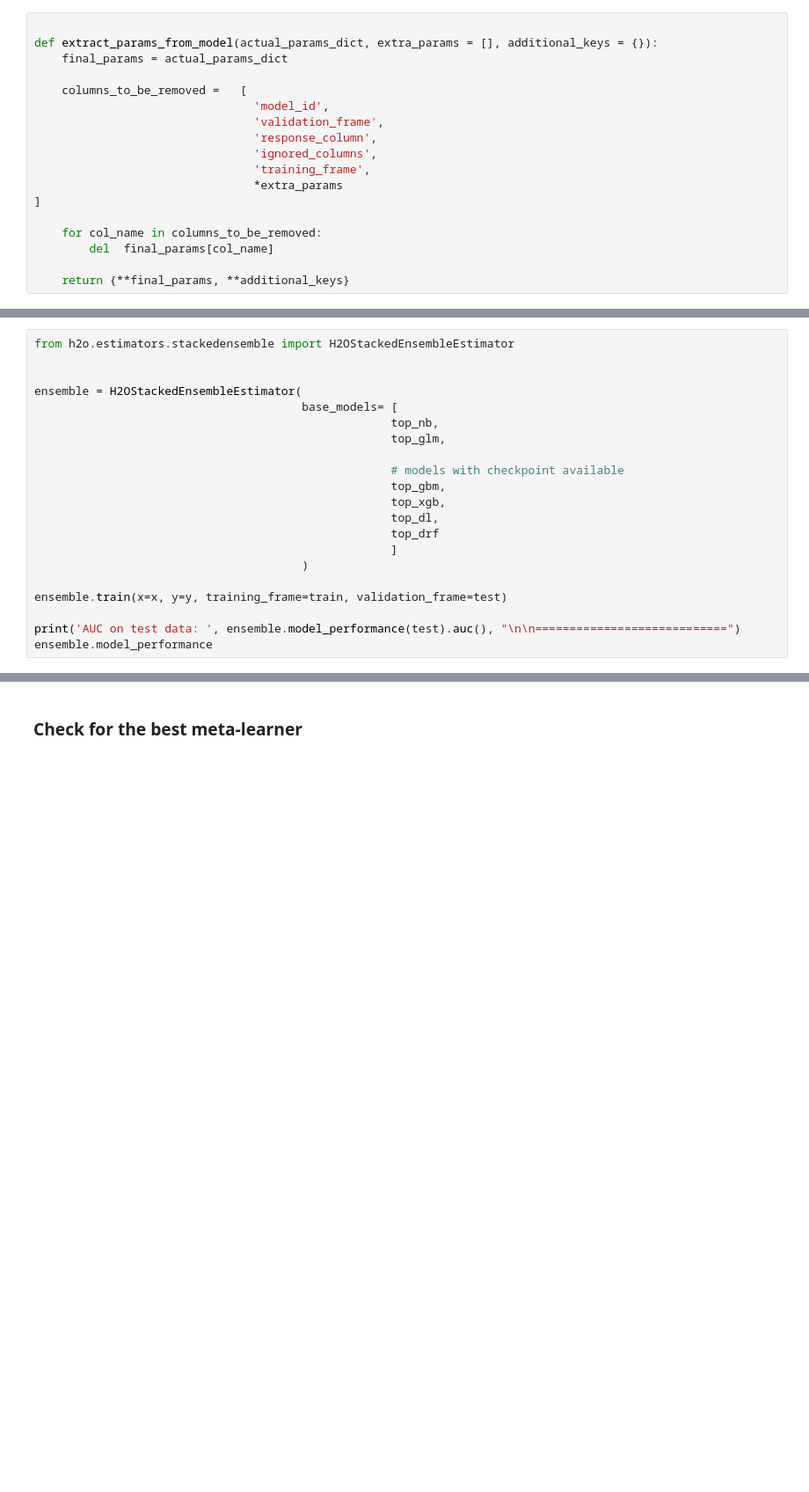
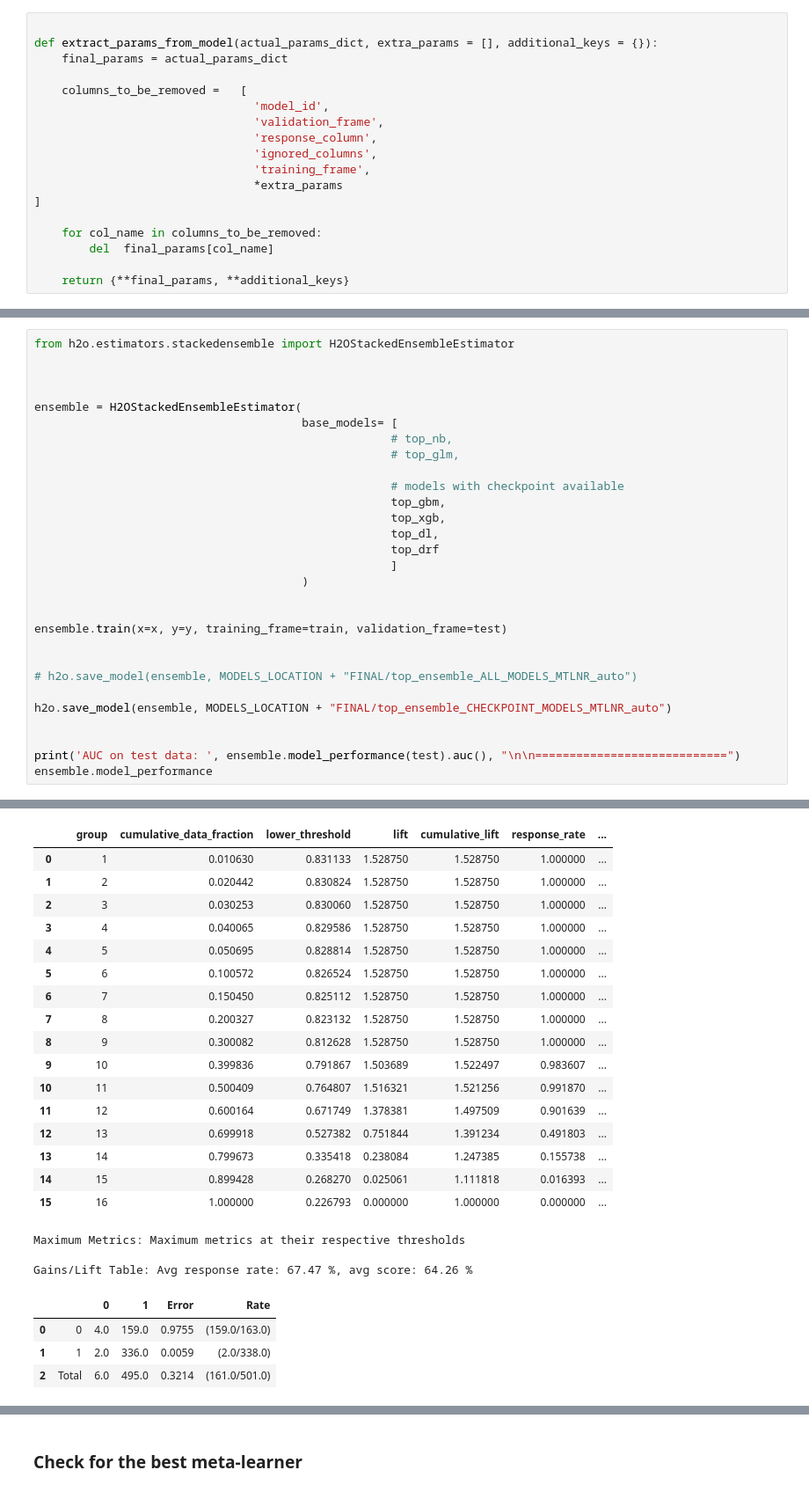
Before and after one commit to abhi18av/LJMU_Masters_Dissertation, a Jupyter notebook: src/notebooks/FINAL/005_stacked_ensemble.ipynb, the cells around one changed output, grey strips where cells are left out. Shown at 88% size. Cells and saved outputs as stored; diff of their text form; blank space fills up the shorter version.

```diff
--- a/src/notebooks/FINAL/005_stacked_ensemble.ipynb
+++ b/src/notebooks/FINAL/005_stacked_ensemble.ipynb
@@ -247,10 +1138,11 @@ top_drf.model_performance
 from h2o.estimators.stackedensemble import H2OStackedEnsembleEstimator
 
 
+
 ensemble = H2OStackedEnsembleEstimator(
                                        base_models= [
-                                                    top_nb,
-                                                    top_glm,
+                                                    # top_nb,
+                                                    # top_glm,
 
                                                     # models with checkpoint available
                                                     top_gbm,
@@ -260,7 +1152,15 @@ ensemble = H2OStackedEnsembleEstimator(
                                                     ]
                                        )
 
+
 ensemble.train(x=x, y=y, training_frame=train, validation_frame=test)
+
+
+# h2o.save_model(ensemble, MODELS_LOCATION + "FINAL/top_ensemble_ALL_MODELS_MTLNR_auto")
+
+h2o.save_model(ensemble, MODELS_LOCATION + "FINAL/top_ensemble_CHECKPOINT_MODELS_MTLNR_auto")
+
 
 print('AUC on test data: ', ensemble.model_performance(test).auc(), "\n\n============================")
 ensemble.model_performance
+# %% [output]
@@ -266,0 +1205,24 @@ ensemble.model_performance
+|  |  | group | cumulative_data_fraction | lower_threshold | lift | cumulative_lift | response_rate | ... |
+| 0 |  | 1 | 0.010630 | 0.831133 | 1.528750 | 1.528750 | 1.000000 | ... |
+| 1 |  | 2 | 0.020442 | 0.830824 | 1.528750 | 1.528750 | 1.000000 | ... |
+| 2 |  | 3 | 0.030253 | 0.830060 | 1.528750 | 1.528750 | 1.000000 | ... |
+| 3 |  | 4 | 0.040065 | 0.829586 | 1.528750 | 1.528750 | 1.000000 | ... |
+| 4 |  | 5 | 0.050695 | 0.828814 | 1.528750 | 1.528750 | 1.000000 | ... |
+| 5 |  | 6 | 0.100572 | 0.826524 | 1.528750 | 1.528750 | 1.000000 | ... |
+| 6 |  | 7 | 0.150450 | 0.825112 | 1.528750 | 1.528750 | 1.000000 | ... |
+| 7 |  | 8 | 0.200327 | 0.823132 | 1.528750 | 1.528750 | 1.000000 | ... |
+| 8 |  | 9 | 0.300082 | 0.812628 | 1.528750 | 1.528750 | 1.000000 | ... |
+| 9 |  | 10 | 0.399836 | 0.791867 | 1.503689 | 1.522497 | 0.983607 | ... |
+| 10 |  | 11 | 0.500409 | 0.764807 | 1.516321 | 1.521256 | 0.991870 | ... |
+| 11 |  | 12 | 0.600164 | 0.671749 | 1.378381 | 1.497509 | 0.901639 | ... |
+| 12 |  | 13 | 0.699918 | 0.527382 | 0.751844 | 1.391234 | 0.491803 | ... |
+| 13 |  | 14 | 0.799673 | 0.335418 | 0.238084 | 1.247385 | 0.155738 | ... |
+| 14 |  | 15 | 0.899428 | 0.268270 | 0.025061 | 1.111818 | 0.016393 | ... |
+| 15 |  | 16 | 1.000000 | 0.226793 | 0.000000 | 1.000000 | 0.000000 | ... |
+Maximum Metrics: Maximum metrics at their respective thresholds
+
+Gains/Lift Table: Avg response rate: 67.47 %, avg score: 64.26 %
+|  |  | 0 | 1 | Error | Rate |
+| 0 | 0 | 4.0 | 159.0 | 0.9755 | (159.0/163.0) |
+| 1 | 1 | 2.0 | 336.0 | 0.0059 | (2.0/338.0) |
+| 2 | Total | 6.0 | 495.0 | 0.3214 | (161.0/501.0) |
```
Also changed, not shown: parts of 9 cells of this notebook, 5 other files.
